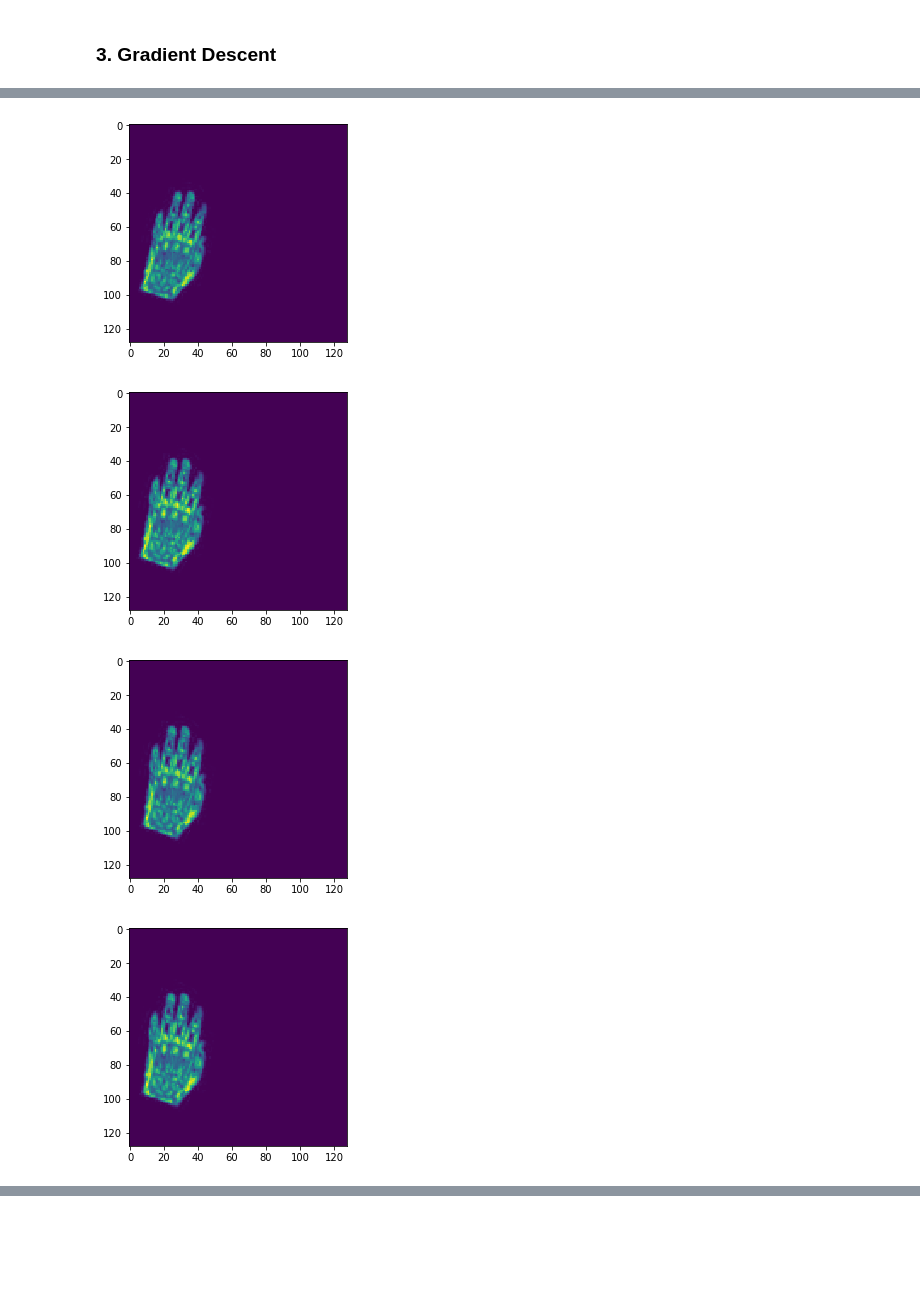
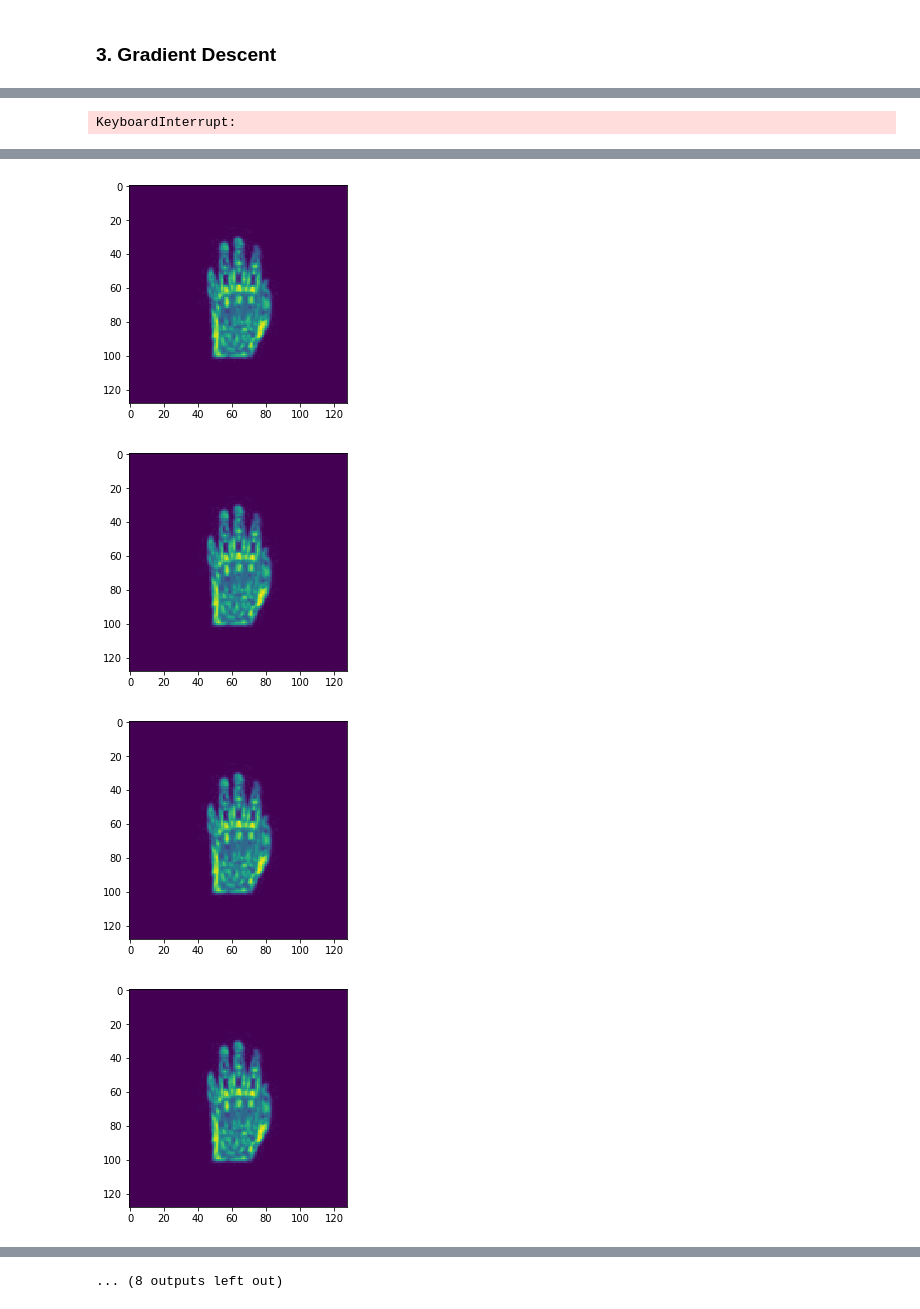
Before and after one commit to MarlonCZY/AffineRegisteration, a Jupyter notebook: AffineRegisterationVersion2_hand.ipynb, the cells around one changed output, grey strips where cells are left out. Cells and saved outputs as stored; diff of their text form; code cells hidden in the pictures; blank space fills up the shorter version.

Commit message:
check gradient correct

```diff
--- a/AffineRegisterationVersion2_hand.ipynb
+++ b/AffineRegisterationVersion2_hand.ipynb
@@ -11,8 +11,9 @@ M, N = 128, 128
 imageSize = (M, N)
 # %%
 image = imread('Affine_HK/128x128_hand.jpg', flatten=True)
-image = (image-np.mean(image))/np.std(image)
-# plt.imshow(image)
+image = (image - np.mean(image)) / np.var(image)
+image = image-np.min(image)
+plt.imshow(image)
 # %% [output]
 `imread` is deprecated in SciPy 1.0.0.
 Use ``matplotlib.pyplot.imread`` instead.
@@ -79,13 +82,13 @@ def calGradient(reference, moving, dTx, dTy, lr):
     coorMatrix = getCoorMatrix(imageSize)
     x_coor, y_coor = np.split(coorMatrix, [1], axis=2)
     x_coor, y_coor = x_coor.squeeze(),  y_coor.squeeze()
-    dw1 = np.sum((moving - reference) * dTx * x_coor)
-    dw2 = np.sum((moving - reference) * dTx * y_coor)
-    dw3 = np.sum((moving - reference) * dTx)
+    dw1 = 2*np.sum((moving - reference) * dTx * x_coor)
+    dw2 = 2*np.sum((moving - reference) * dTx * y_coor)
+    dw3 = 2*np.sum((moving - reference) * dTx)
 
-    dw4 = np.sum((moving - reference) * dTy * x_coor)
-    dw5 = np.sum((moving - reference) * dTy * y_coor)
-    dw6 = np.sum((moving - reference) * dTy)
+    dw4 = 2*np.sum((moving - reference) * dTy * x_coor)
+    dw5 = 2*np.sum((moving - reference) * dTy * y_coor)
+    dw6 = 2*np.sum((moving - reference) * dTy)
 
     dw = np.array([[dw1, dw2, dw3],
                    [dw4, dw5, dw6],
@@ -98,19 +101,19 @@ def gradientCheck(matrix, grad):
     thetaplus[0][0] = thetaplus[0][0]+epsilon
     thetaminus = matrix.copy()
     thetaminus[0][0] -= epsilon
-    print(thetaplus,thetaminus)
+#     print(thetaplus,thetaminus)
     moving_plus, _, _ = biInterpolate(template, thetaplus)
     moving_minus, _, _ = biInterpolate(template, thetaminus)
 
     J_plus = calLoss(moving_plus, reference)
     J_minus = calLoss(moving_minus, reference)
-    print("J_plus", J_plus,"J_minus", J_minus)
+#     print("J_plus", J_plus,"J_minus", J_minus)
     gradapprox = (J_plus - J_minus) / (2 * epsilon)
     print("grad:", grad[0][0], "grad approx:", gradapprox)
-    numerator = np.linalg.norm(grad - gradapprox)
-    denominator = np.linalg.norm(grad) + np.linalg.norm(gradapprox)
+    numerator = np.linalg.norm(grad[0][0] - gradapprox)
+    denominator = np.linalg.norm(grad[0][0]) + np.linalg.norm(gradapprox)
     difference = numerator / denominator
-    print(difference)
+    print("difference: ",difference)
     return difference
 # %% [markdown]
 ### 1. create template image
@@ -148,24 +151,22 @@ plt.imshow(newImage)
 ### 3. Gradient Descent
 # %%
 transMatrix = np.array([[1.0, 0.0, 0.0],[0.0, 1.0, 0.0],[0.0, 0.0, 1.0]])
-lr = 1e-6
+lr = 1e-8
 i = 0
 
 losses = []
 
-iteration = 10000
+iteration = 40000
 while i < iteration:
     moving, dTx, dTy = biInterpolate(template, transMatrix)
     delta_weights = calGradient(reference, moving, dTx, dTy, lr)
-#     gradientCheck(transMatrix, delta_weights)
-    delta_weights[0][2] *= 100
-    delta_weights[1][2] *= 100
     transMatrix -= lr*delta_weights
     loss = calLoss(moving, reference)
     i += 1
     losses.append(loss)
-    if i%500 == 0:
+    if i%1000 == 0:
         plt.figure(i//1000)
         plt.imshow(moving)
+        gradientCheck(transMatrix, delta_weights)
         print(loss)
 # %% [output]
@@ -191,0 +190 @@ while i < iteration:
+KeyboardInterrupt:
@@ -194,4 +193,4 @@ while i < iteration:
-[figure, old version]
+[figure, new version]
-[figure, old version]
+[figure, new version]
-[figure, old version]
+[figure, new version]
-[figure, old version]
+[figure, new version]
@@ -203,3 +201,4 @@ while i < iteration:
+... (8 outputs left out)
 # %%
 plt.plot(np.arange(iteration), losses)
 # %% [output]
```
Also changed, not shown: parts of 4 cells of this notebook, 1 other file.
